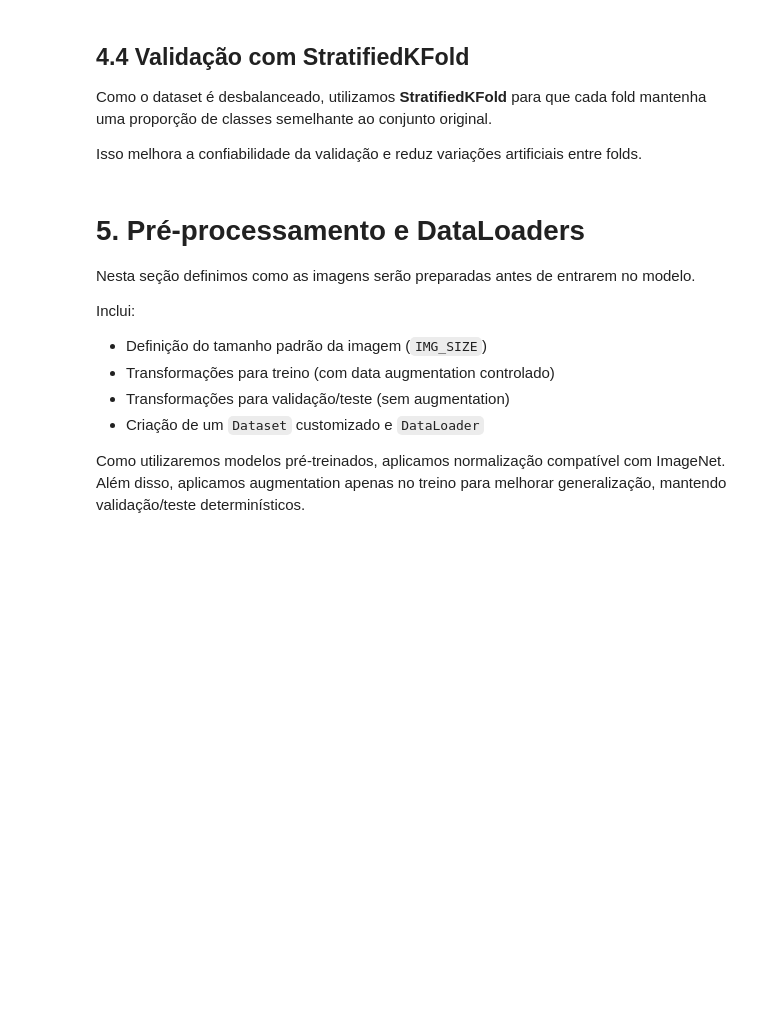
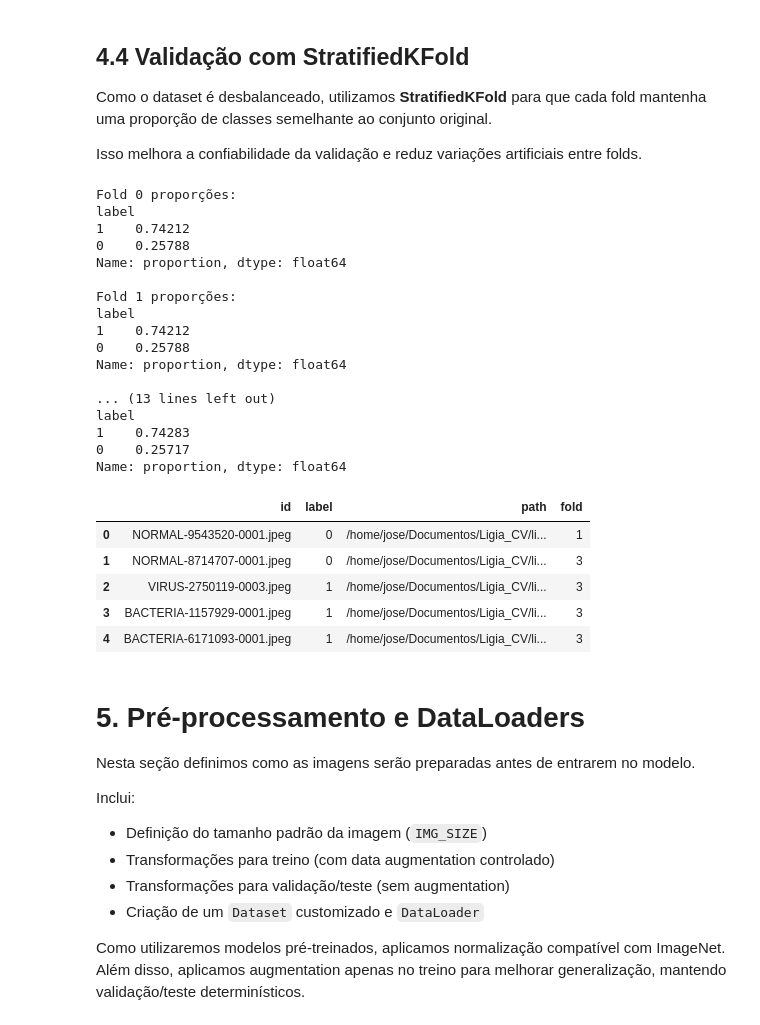
Before and after one commit to Guilhermtn/Ligia_CV, a Jupyter notebook: notebooks/competicao.ipynb, the cells around one changed output. Saved outputs shown, nothing was run; the diff lists cells and outputs as text; code cells hidden in the pictures; blank space fills up the shorter version.

```diff
--- a/notebooks/competicao.ipynb
+++ b/notebooks/competicao.ipynb
@@ -481,38 +519,3 @@ Construímos `df_train` a partir do `train.csv`, garantindo que:
 - o `label` utilizado é o rótulo oficial fornecido pela competição.
 
 Também criamos a coluna `path` com o caminho completo da imagem para uso no DataLoader.
-# %%
-# 4.2 df_train: CSV -> path
-
-# Conjunto de arquivos existentes nas pastas (ids com extensão)
-files_pne = set(os.listdir(PNE_DIR))
-files_nor = set(os.listdir(NOR_DIR))
-files_all = files_pne | files_nor
-
-# Checagem: todo id do train.csv precisa existir nas pastas
-missing_train_files = set(train_csv["id"]) - files_all
-print("Arquivos do train.csv que NÃO estão nas pastas:", len(missing_train_files))
-assert len(missing_train_files) == 0, "Existem ids no train.csv sem arquivo correspondente nas pastas."
-
-# Função para criar o path correto de cada id
-def build_train_path(img_id: str) -> str:
-    # Decide se o arquivo está em PNE_DIR ou NOR_DIR
-    if img_id in files_pne:
-        return os.path.join(PNE_DIR, img_id)
-    elif img_id in files_nor:
-        return os.path.join(NOR_DIR, img_id)
-    else:
-        # Isso não deveria acontecer por causa do assert acima
-        return None
-
-df_train = train_csv.copy()
-df_train["path"] = df_train["id"].apply(build_train_path)
-
-# Checagem final: nenhum path pode ficar nulo
-assert df_train["path"].isna().sum() == 0, "Alguns paths ficaram nulos. Verifique as pastas."
-
-# Embaralha para não ficar com blocos ordenados
-df_train = df_train.sample(frac=1, random_state=SEED).reset_index(drop=True)
-
-print("df_train shape:", df_train.shape)
-df_train.head()
@@ -547,22 +573,42 @@ Como o dataset é desbalanceado, utilizamos **StratifiedKFold** para que cada fo
 Isso melhora a confiabilidade da validação e reduz variações artificiais entre folds.
 # %%
 # 4.4 Criação dos folds
+# Usando add_folds() do módulo src.data
 
 N_SPLITS = 5
 
-skf = StratifiedKFold(n_splits=N_SPLITS, shuffle=True, random_state=SEED)
-
-df_train["fold"] = -1  # coluna para guardar o fold de cada amostra
-
-for fold, (_, val_idx) in enumerate(skf.split(df_train["path"], df_train["label"])):
-    df_train.loc[val_idx, "fold"] = fold
+df_train = add_folds(df_train, n_splits=N_SPLITS, seed=SEED)
 
 # Checagem: distribuição de classes por fold (deve ser semelhante)
 for f in range(N_SPLITS):
     counts = df_train[df_train["fold"] == f]["label"].value_counts(normalize=True)
     print(f"Fold {f} proporções:\n{counts}\n")
 
 df_train.head()
+# %% [output]
+Fold 0 proporções:
+label
+1    0.74212
+0    0.25788
+Name: proportion, dtype: float64
+
+Fold 1 proporções:
+label
+1    0.74212
+0    0.25788
+Name: proportion, dtype: float64
+
+... (13 lines left out)
+label
+1    0.74283
+0    0.25717
+Name: proportion, dtype: float64
+|  | id | label | path | fold |
+| 0 | NORMAL-9543520-0001.jpeg | 0 | /home/jose/Documentos/Ligia_CV/li... | 1 |
+| 1 | NORMAL-8714707-0001.jpeg | 0 | /home/jose/Documentos/Ligia_CV/li... | 3 |
+| 2 | VIRUS-2750119-0003.jpeg | 1 | /home/jose/Documentos/Ligia_CV/li... | 3 |
+| 3 | BACTERIA-1157929-0001.jpeg | 1 | /home/jose/Documentos/Ligia_CV/li... | 3 |
+| 4 | BACTERIA-6171093-0001.jpeg | 1 | /home/jose/Documentos/Ligia_CV/li... | 3 |
 # %% [markdown]
 # 5. Pré-processamento e DataLoaders
 
```
Also changed, not shown: parts of 46 cells of this notebook.
